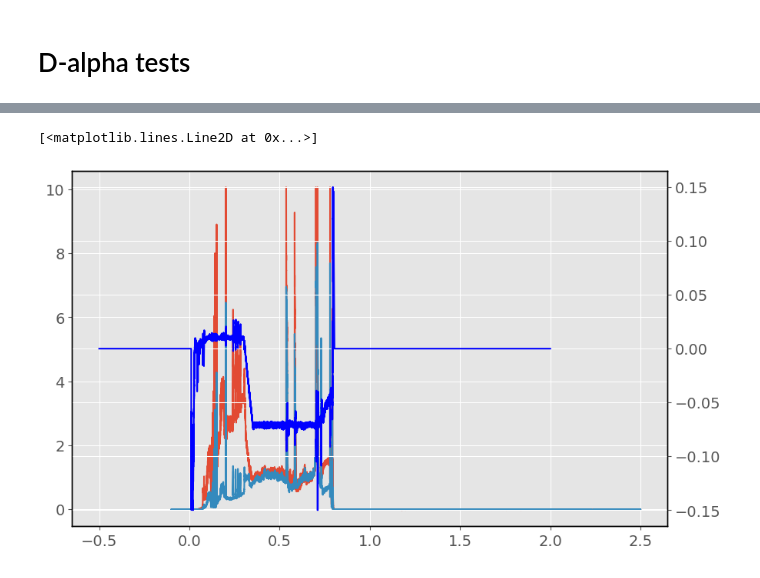
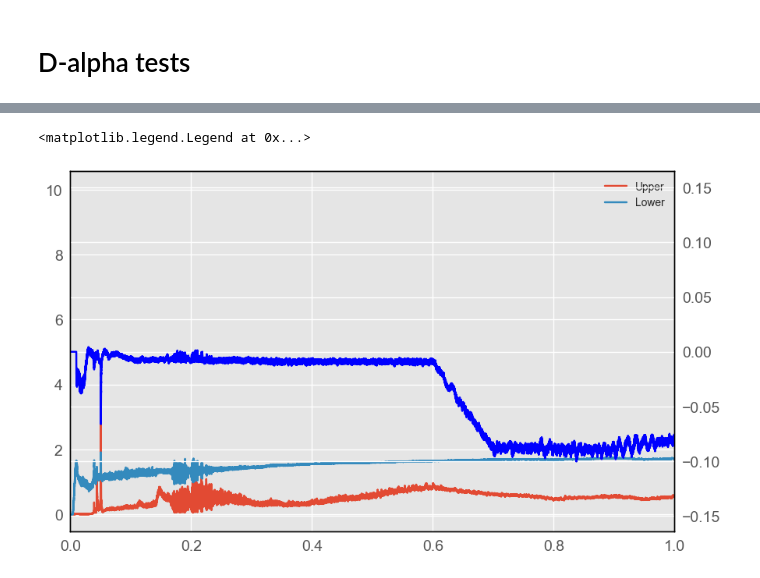
Before and after one commit to PoloidalLloyd/notebooks, a Jupyter notebook: plasma_control/diagnostic_analysis/diagnostic_tests.ipynb, the cells around one changed output, grey strips where cells are left out. Saved outputs shown, nothing was run; the diff lists cells and outputs as text; code cells hidden in the pictures.

```diff
--- a/plasma_control/diagnostic_analysis/diagnostic_tests.ipynb
+++ b/plasma_control/diagnostic_analysis/diagnostic_tests.ipynb
@@ -25,7 +25,7 @@ import numpy as np
 
 
 """Plotting settings"""
-plt.style.use('ggplot')
+plt.style.use('seaborn')
 plt.rcParams.update({'font.size': 10})
 linewidth = 3
 markersize = 15
@@ -39,7 +39,16 @@ plt.rcParams['ytick.labelsize'] = 14
 plt.rcParams.update({'font.size': 14})
 
 shot_number = 49259
-shot_number = 49220
+# shot_number = 49220
+shot_number = 49213
+# shot_number = 49259
+# shot_number = 49260
+# shot_number = 49212
+
+shot_number = 45470
+
+
+shot_number =  45416
 # %% [markdown]
 # Magnetic axis tests
 # %%
@@ -60,0 +133,3 @@ plt.plot(mag_time, mag_z, label='Magnetic axis')
+# %%
+shot_number = 49259
+compare_d_alpha(shot_number, '750 2B, CD, shot = 49259')
@@ -74,13 +180,16 @@ ax.legend()
 # %%
-d_alpha_upper, d_alpha_lower, D_alpha_time = d_alpha_signal(shot_number,'SXD', output_time=True)
+d_upper,d_lower, d_upper_time = d_alpha_signal(shot_number, 'OSP', output_time=True, normalisation= False)
+
 
 fig,ax = plt.subplots(1,1 , figsize=(10,6))
-ax.plot(D_alpha_time, d_alpha_upper, label='D_alpha_upper')
-ax.plot(D_alpha_time, d_alpha_lower, label='D_alpha_lower')
+ax.plot(d_upper_time, d_upper, label='Upper')
+ax.plot(d_upper_time, d_lower, label='Lower')
 ax2 = ax.twinx()
 ax2.plot(mag_time, mag_z, label='Magnetic axis', color = 'blue')
 
 ax.set_xlim(0,1)
+# ax.set_ylim(-1,1)
+ax.legend(loc = 'upper right')
 # %% [output]
-[<matplotlib.lines.Line2D at 0x...>]
+<matplotlib.legend.Legend at 0x...>
-[figure, old version]
+[figure, new version]
```
Also changed, not shown: parts of 24 cells of this notebook, 1 other file.
